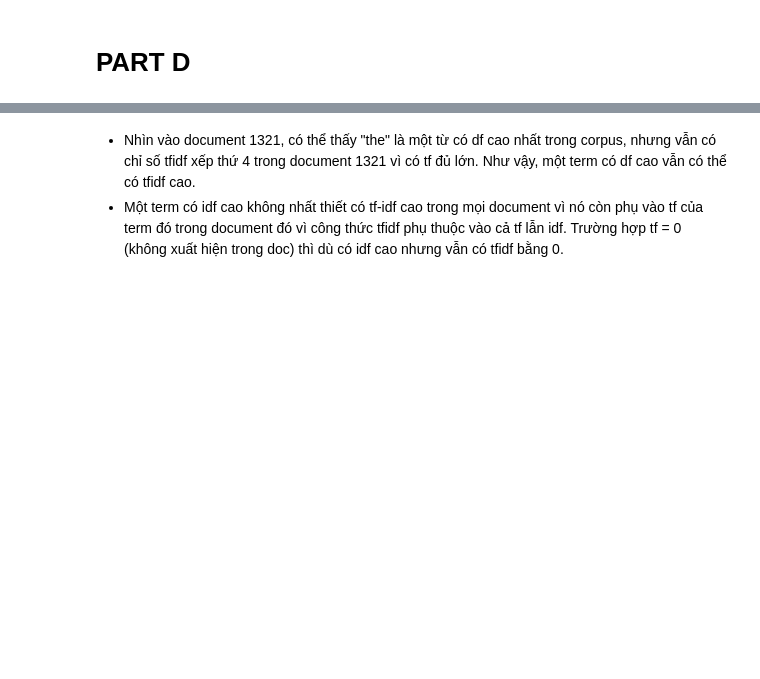
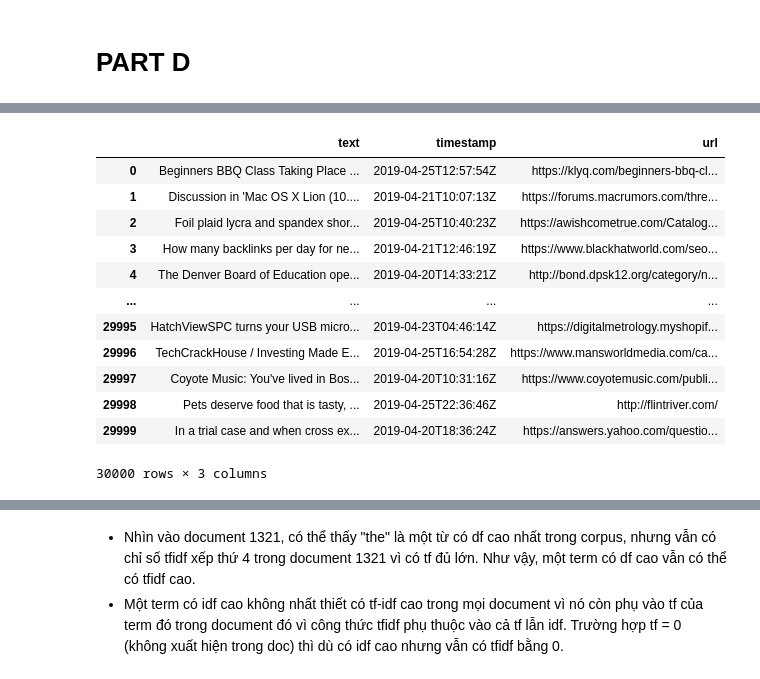
Before and after one commit to kienng221105/NLP_course, a Jupyter notebook: lab1/experiments.ipynb, the cells around one changed output, grey strips where cells are left out. Saved outputs shown, nothing was run; the diff lists cells and outputs as text; code cells hidden in the pictures; blank space fills up the shorter version.

```diff
--- a/lab1/experiments.ipynb
+++ b/lab1/experiments.ipynb
@@ -21,6 +40,21 @@ print(len(documents))  # Print the number of documents loaded
 # %%
 df = pd.DataFrame(documents)
+del documents
 df
+# %% [output]
+|  | text | timestamp | url |
+| 0 | Beginners BBQ Class Taking Place ... | 2019-04-25T12:57:54Z | https://klyq.com/beginners-bbq-cl... |
+| 1 | Discussion in 'Mac OS X Lion (10.... | 2019-04-21T10:07:13Z | https://forums.macrumors.com/thre... |
+| 2 | Foil plaid lycra and spandex shor... | 2019-04-25T10:40:23Z | https://awishcometrue.com/Catalog... |
+| 3 | How many backlinks per day for ne... | 2019-04-21T12:46:19Z | https://www.blackhatworld.com/seo... |
+| 4 | The Denver Board of Education ope... | 2019-04-20T14:33:21Z | http://bond.dpsk12.org/category/n... |
+| ... | ... | ... | ... |
+| 29995 | HatchViewSPC turns your USB micro... | 2019-04-23T04:46:14Z | https://digitalmetrology.myshopif... |
+| 29996 | TechCrackHouse / Investing Made E... | 2019-04-25T16:54:28Z | https://www.mansworldmedia.com/ca... |
+| 29997 | Coyote Music: You've lived in Bos... | 2019-04-20T10:31:16Z | https://www.coyotemusic.com/publi... |
+| 29998 | Pets deserve food that is tasty, ... | 2019-04-25T22:36:46Z | http://flintriver.com/ |
+| 29999 | In a trial case and when cross ex... | 2019-04-20T18:36:24Z | https://answers.yahoo.com/questio... |
+30000 rows × 3 columns
 # %%
 df1 = df['text']  # Extract the 'text' column as a list of strings
 df1
```
Also changed, not shown: parts of 26 cells of this notebook, 7 other files.
